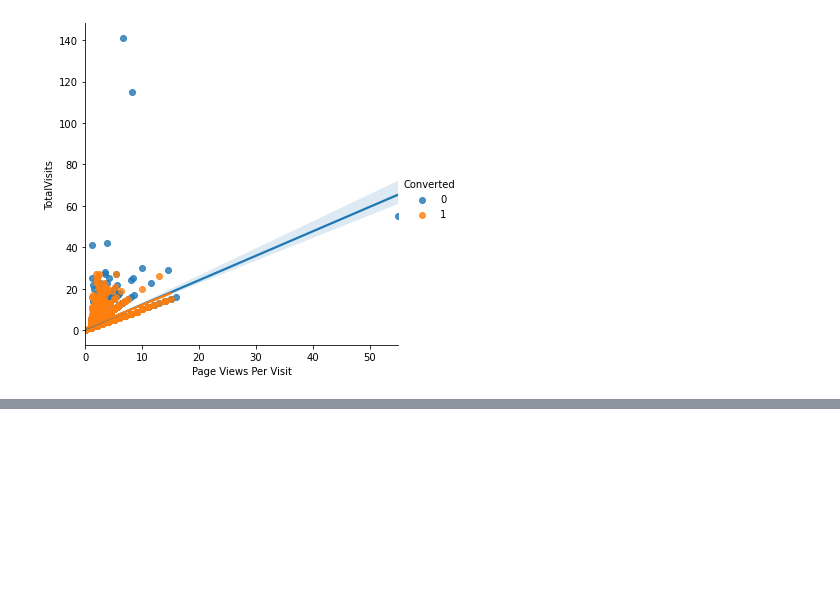
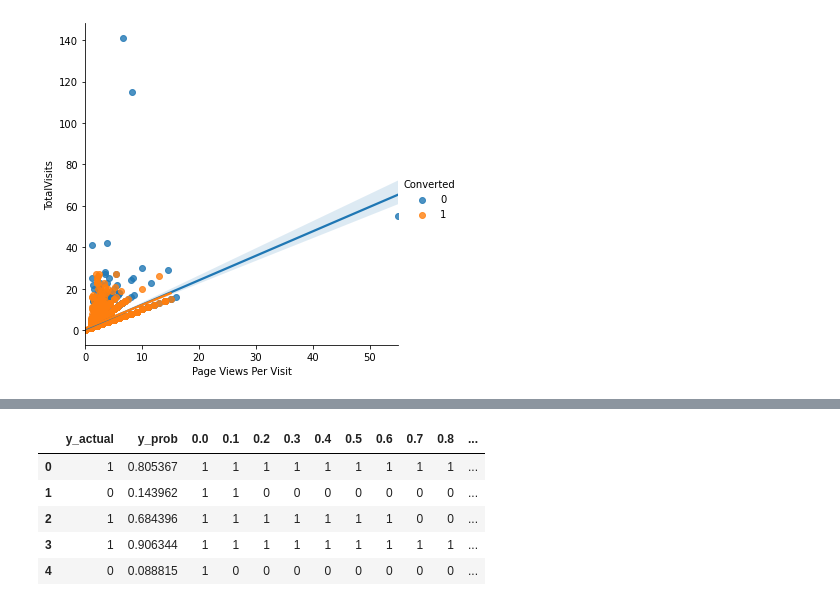
Before and after one commit to Janavi0308/lead-scoring, a Jupyter notebook: lead_scoring_eda.ipynb, the cells around one changed output, grey strips where cells are left out. Cells and saved outputs as stored; diff of their text form; code cells hidden in the pictures; blank space fills up the shorter version.

```diff
--- a/lead_scoring_eda.ipynb
+++ b/lead_scoring_eda.ipynb
@@ -537,0 +920,17 @@ plt.show()
+# %%
+train_score_card = pd.DataFrame()
+train_score_card['y_actual'] = y_train.to_list()
+train_score_card['y_prob'] = y_train_predict
+# %%
+# Let's create columns with different probability cutoffs
+numbers = [float(x)/10 for x in range(10)]
+for i in numbers:
+    train_score_card[i]= train_score_card.y_prob.map(lambda x: 1 if x > i else 0)
+train_score_card.head()
+# %% [output]
+|  | y_actual | y_prob | 0.0 | 0.1 | 0.2 | 0.3 | 0.4 | 0.5 | 0.6 | 0.7 | 0.8 | ... |
+| 0 | 1 | 0.805367 | 1 | 1 | 1 | 1 | 1 | 1 | 1 | 1 | 1 | ... |
+| 1 | 0 | 0.143962 | 1 | 1 | 0 | 0 | 0 | 0 | 0 | 0 | 0 | ... |
+| 2 | 1 | 0.684396 | 1 | 1 | 1 | 1 | 1 | 1 | 1 | 0 | 0 | ... |
+| 3 | 1 | 0.906344 | 1 | 1 | 1 | 1 | 1 | 1 | 1 | 1 | 1 | ... |
+| 4 | 0 | 0.088815 | 1 | 0 | 0 | 0 | 0 | 0 | 0 | 0 | 0 | ... |
```
Also changed, not shown: parts of 48 cells of this notebook.
